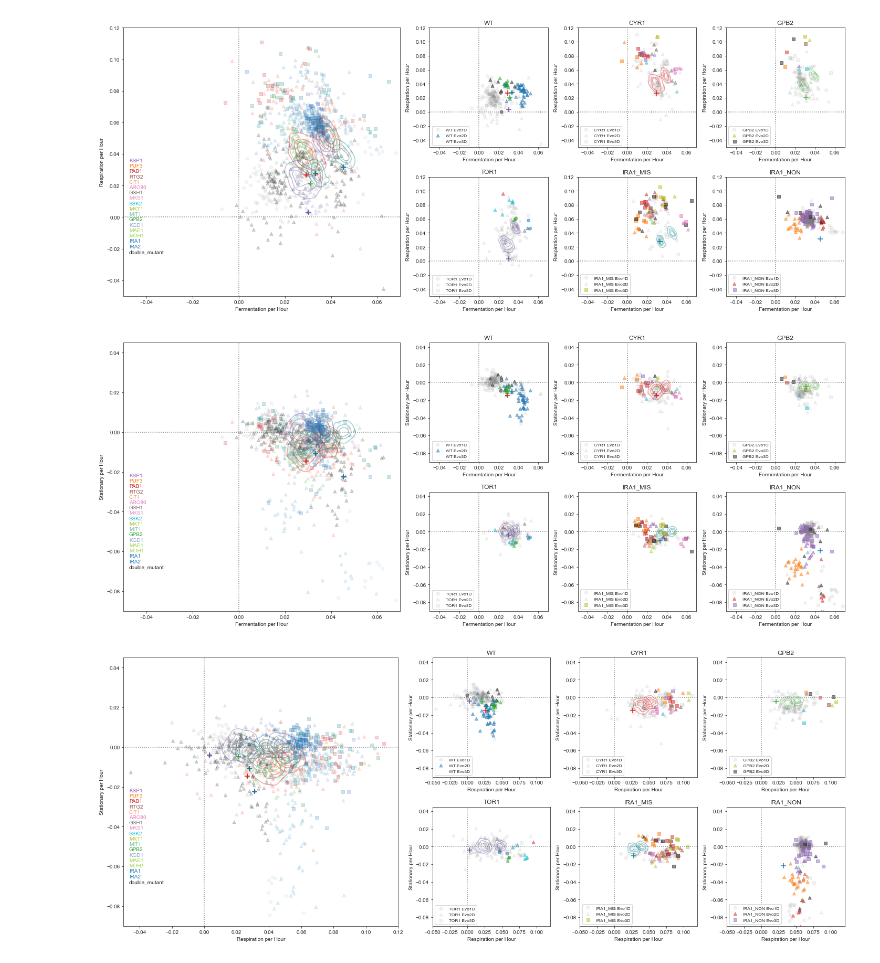
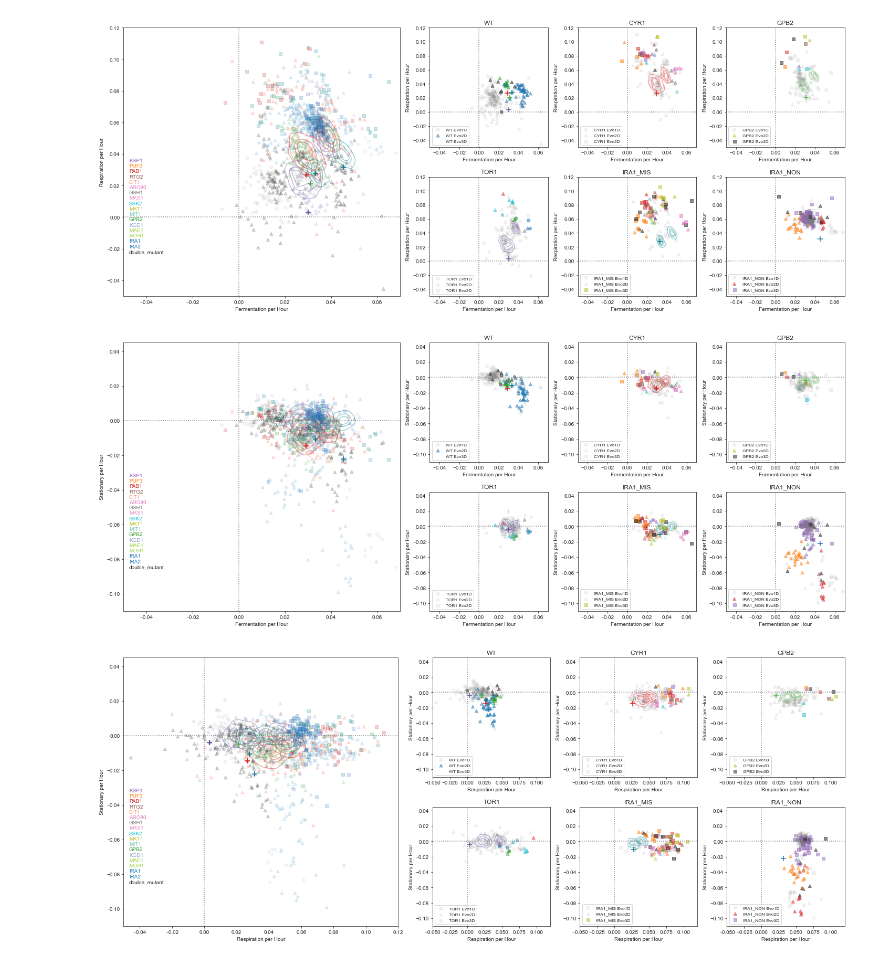
Before and after one commit to grantkinsler/EvolvingFront, a Jupyter notebook: code/processing/WGS/Exploring Tradeoffs Between Growth Phases.ipynb, the cells around one changed output. Saved outputs shown, nothing was run; the diff lists cells and outputs as text; code cells hidden in the pictures.

```diff
--- a/code/processing/WGS/Exploring Tradeoffs Between Growth Phases.ipynb
+++ b/code/processing/WGS/Exploring Tradeoffs Between Growth Phases.ipynb
@@ -150,34 +150,34 @@ for xdata,ydata in combinations(['FerPerHour','ResPerHour','StaPerHour'],2):
 #                             yerr=background_mutant[ydata+'_error'].values,
 #                             marker=' ',color='k',ls='none')
                 plt.scatter(background_mutant[xdata].values,background_mutant[ydata].values,
                             marker='+',color=tools.anc_color_map[anc],s=100)
             else:
                 for anc2 in tools.rebarcoding_source_mutants.keys():
                     background_mutant = merged_fitness[merged_fitness['barcode']==tools.rebarcoding_source_mutants[anc2]]
 
                     plt.scatter(background_mutant[xdata].values,background_mutant[ydata].values,
                             marker='+',color=tools.anc_color_map[anc2],s=100)
 
 
-        plt.xlim(lims[xdata][0],lims[xdata][1])
-        plt.ylim(lims[ydata][0],lims[ydata][1])
+        plt.xlim(tools.lims[xdata][0],tools.lims[xdata][1])
+        plt.ylim(tools.lims[ydata][0],tools.lims[ydata][1])
 
         plt.xlabel(labels[xdata])
         plt.ylabel(labels[ydata])
 
 #         plt.axvline(0,color='k',linestyle=':')
 #         plt.axhline(0,color='k',linestyle=':')
 
         plt.axvline(0,color='gray',linestyle=':')
         plt.axhline(0,color='gray',linestyle=':')
 
         if len(ancs) > 1:
             for g,gene in enumerate(tools.mutation_color_map.keys()):
                 plt.text(y=0.5-0.02*g,x=0.02,s=f'{gene}',color=tools.mutation_color_map[gene],transform=plt.gca().transAxes)
 
     plt.tight_layout()
     plt.savefig(f'{home_dir}/figures/analysis/tradeoffs/tradeoffs_{xdata}_{ydata}_mutation_colors_unannotated.pdf',bbox_inches='tight')
 # %% [output]
 [figure]
-[figure, old version]
+[figure, new version]
-[figure, old version]
+[figure, new version]
```
Also changed, not shown: parts of 1 cell of this notebook, 43 other files.
